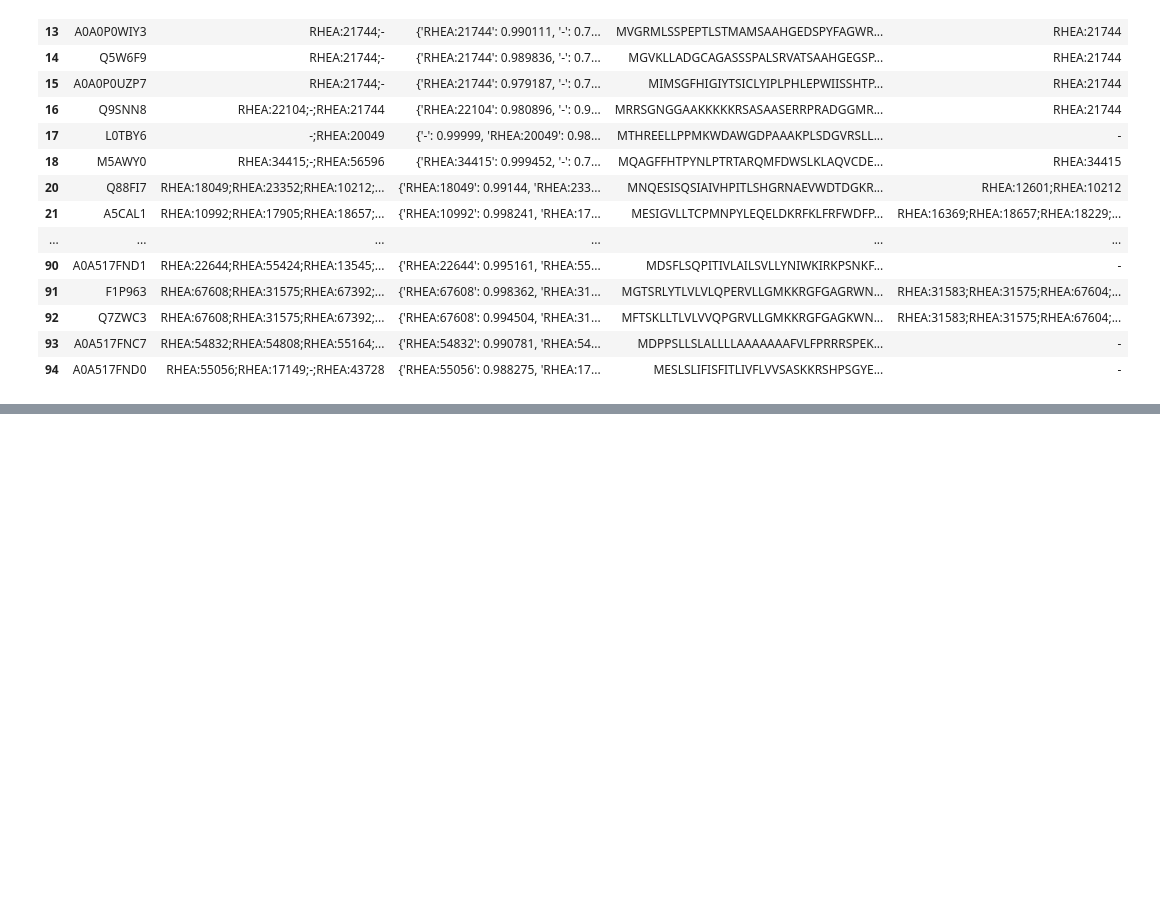
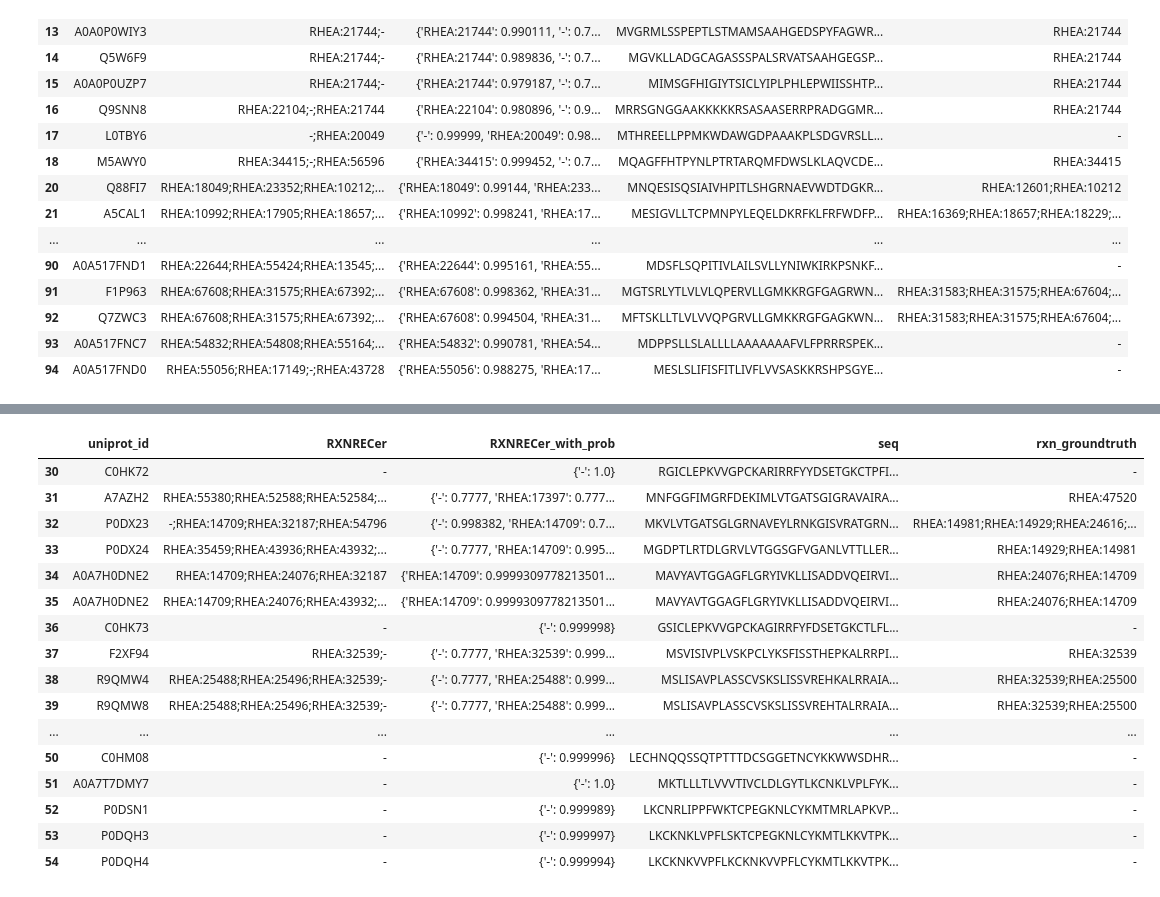
Before and after one commit to kingstdio/RXNRECer, a Jupyter notebook: case/llm/case_rxnpicker.ipynb, the cells around one changed output, grey strips where cells are left out. Cells and saved outputs as stored; diff of their text form; code cells hidden in the pictures; blank space fills up the shorter version.

```diff
--- a/case/llm/case_rxnpicker.ipynb
+++ b/case/llm/case_rxnpicker.ipynb
@@ -633,0 +786,20 @@ Please give out the finale output in json format Output template:
+# %%
+res_ecrecer.iloc[30:55]
+# %% [output]
+|  | uniprot_id | RXNRECer | RXNRECer_with_prob | seq | rxn_groundtruth |
+| 30 | C0HK72 | - | {'-': 1.0} | RGICLEPKVVGPCKARIRRFYYDSETGKCTPFI... | - |
+| 31 | A7AZH2 | RHEA:55380;RHEA:52588;RHEA:52584;... | {'-': 0.7777, 'RHEA:17397': 0.777... | MNFGGFIMGRFDEKIMLVTGATSGIGRAVAIRA... | RHEA:47520 |
+| 32 | P0DX23 | -;RHEA:14709;RHEA:32187;RHEA:54796 | {'-': 0.998382, 'RHEA:14709': 0.7... | MKVLVTGATSGLGRNAVEYLRNKGISVRATGRN... | RHEA:14981;RHEA:14929;RHEA:24616;... |
+| 33 | P0DX24 | RHEA:35459;RHEA:43936;RHEA:43932;... | {'-': 0.7777, 'RHEA:14709': 0.995... | MGDPTLRTDLGRVLVTGGSGFVGANLVTTLLER... | RHEA:14929;RHEA:14981 |
+| 34 | A0A7H0DNE2 | RHEA:14709;RHEA:24076;RHEA:32187 | {'RHEA:14709': 0.9999309778213501... | MAVYAVTGGAGFLGRYIVKLLISADDVQEIRVI... | RHEA:24076;RHEA:14709 |
+| 35 | A0A7H0DNE2 | RHEA:14709;RHEA:24076;RHEA:43932;... | {'RHEA:14709': 0.9999309778213501... | MAVYAVTGGAGFLGRYIVKLLISADDVQEIRVI... | RHEA:24076;RHEA:14709 |
+| 36 | C0HK73 | - | {'-': 0.999998} | GSICLEPKVVGPCKAGIRRFYFDSETGKCTLFL... | - |
+| 37 | F2XF94 | RHEA:32539;- | {'-': 0.7777, 'RHEA:32539': 0.999... | MSVISIVPLVSKPCLYKSFISSTHEPKALRRPI... | RHEA:32539 |
+| 38 | R9QMW4 | RHEA:25488;RHEA:25496;RHEA:32539;- | {'-': 0.7777, 'RHEA:25488': 0.999... | MSLISAVPLASSCVSKSLISSVREHKALRRAIA... | RHEA:32539;RHEA:25500 |
+| 39 | R9QMW8 | RHEA:25488;RHEA:25496;RHEA:32539;- | {'-': 0.7777, 'RHEA:25488': 0.999... | MSLISAVPLASSCVSKSLISSVREHTALRRAIA... | RHEA:32539;RHEA:25500 |
+| ... | ... | ... | ... | ... | ... |
+| 50 | C0HM08 | - | {'-': 0.999996} | LECHNQQSSQTPTTTDCSGGETNCYKKWWSDHR... | - |
+| 51 | A0A7T7DMY7 | - | {'-': 1.0} | MKTLLLTLVVVTIVCLDLGYTLKCNKLVPLFYK... | - |
+| 52 | P0DSN1 | - | {'-': 0.999989} | LKCNRLIPPFWKTCPEGKNLCYKMTMRLAPKVP... | - |
+| 53 | P0DQH3 | - | {'-': 0.999997} | LKCKNKLVPFLSKTCPEGKNLCYKMTLKKVTPK... | - |
+| 54 | P0DQH4 | - | {'-': 0.999994} | LKCKNKVVPFLKCKNKVVPFLCYKMTLKKVTPK... | - |
```
Also changed, not shown: parts of 53 cells of this notebook, 19 other files.
